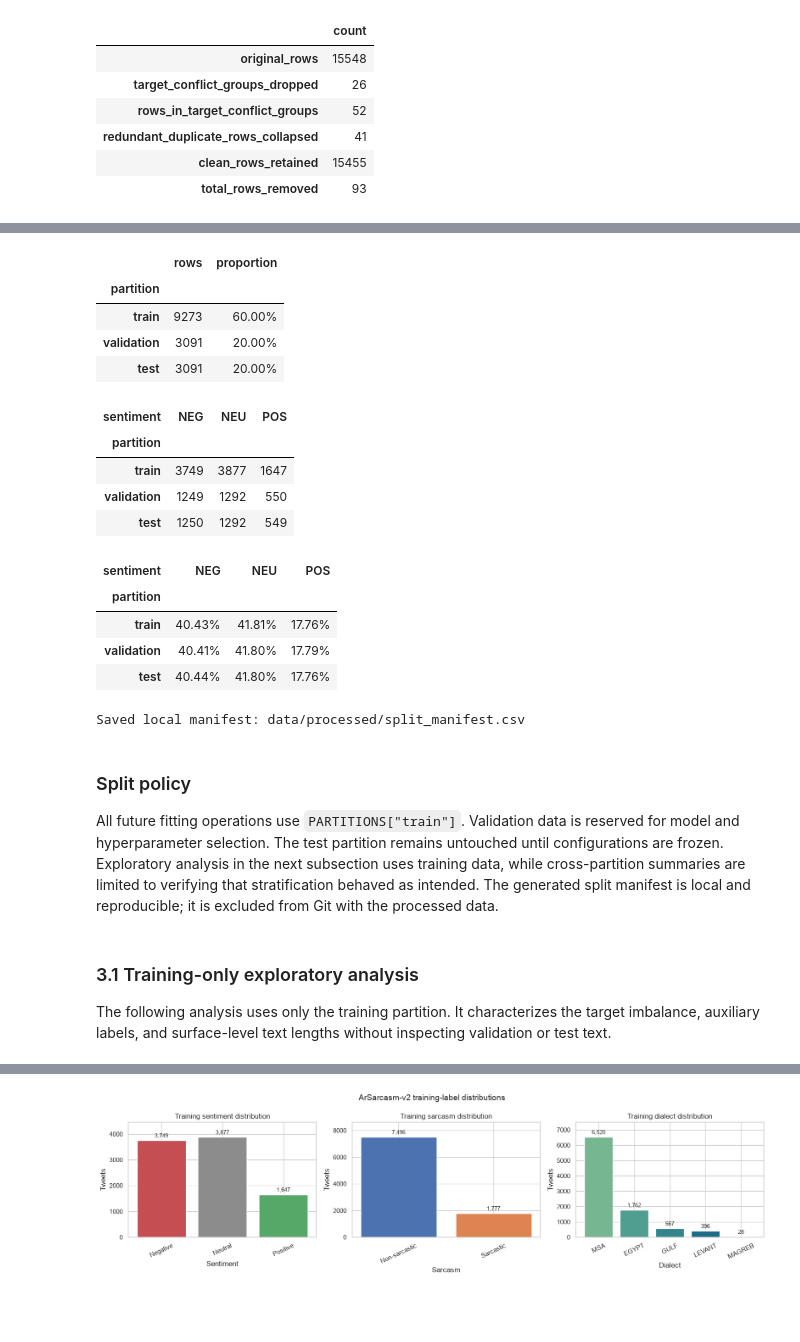
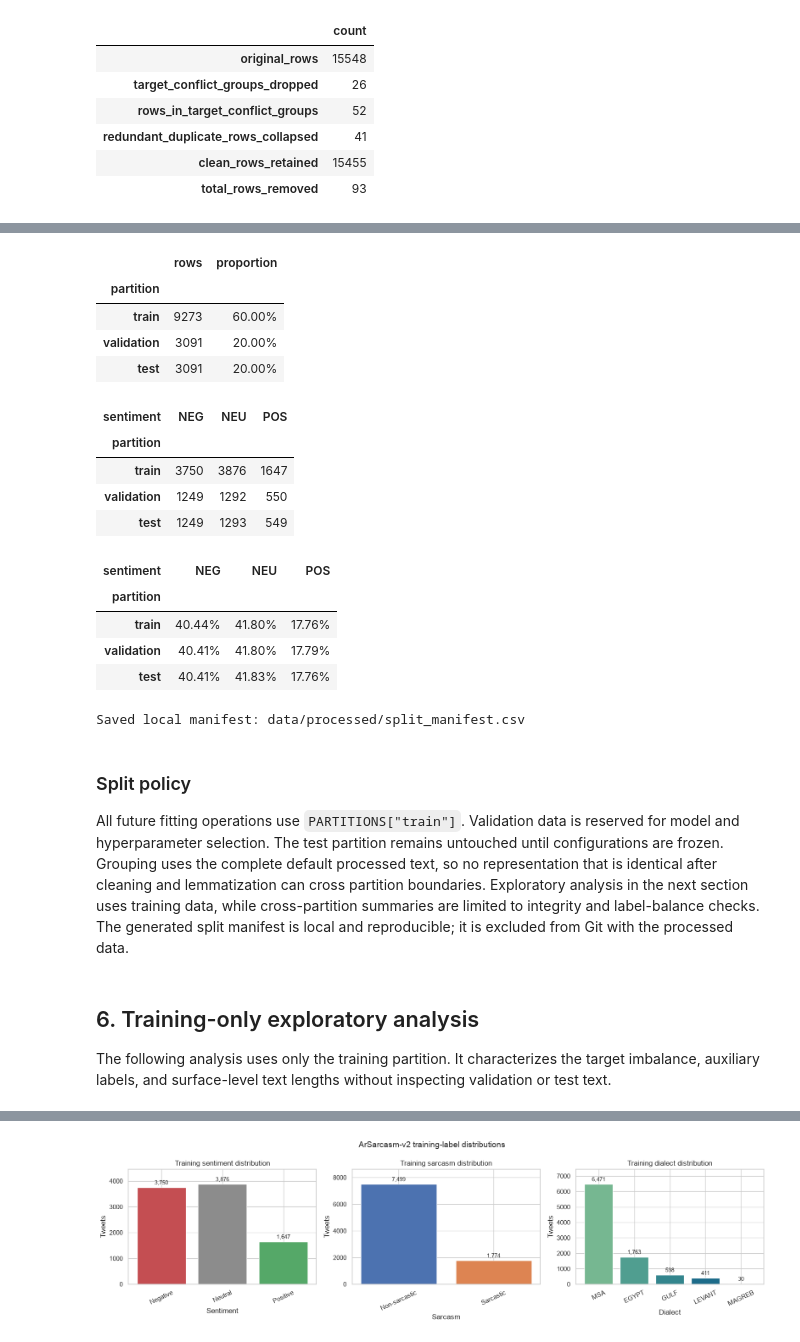
Before and after one commit to iAboud98/arabic-sentiment-analysis, a Jupyter notebook: notebooks/arabic_sentiment_analysis.ipynb, the cells around one changed output, grey strips where cells are left out. Cells and saved outputs as stored; diff of their text form; code cells hidden in the pictures; blank space fills up the shorter version.

Commit message:
prepare leakage-safe modeling data

```diff
--- a/notebooks/arabic_sentiment_analysis.ipynb
+++ b/notebooks/arabic_sentiment_analysis.ipynb
@@ -451,12 +765,20 @@ split_data = pd.concat(
 )
 # %%
 partition_ids = {name: set(frame["record_id"]) for name, frame in PARTITIONS.items()}
+partition_texts = {
+    name: set(frame[MODEL_TEXT_COLUMN]) for name, frame in PARTITIONS.items()
+}
 partition_names = list(partition_ids)
 for left_index, left_name in enumerate(partition_names):
     for right_name in partition_names[left_index + 1 :]:
         overlap = partition_ids[left_name] & partition_ids[right_name]
         if overlap:
             raise ValueError(f"Record leakage between {left_name} and {right_name}.")
+        text_overlap = partition_texts[left_name] & partition_texts[right_name]
+        if text_overlap:
+            raise ValueError(
+                f"Processed-text leakage between {left_name} and {right_name}."
+            )
 
 if len(split_data) != len(clean_data):
     raise ValueError("Split row counts do not match the clean dataset.")
@@ -480,48 +802,49 @@ split_data[
     [
         "record_id",
         "partition",
         "sentiment",
         "sarcasm",
         "dialect",
         "source_split",
         "source_row",
         "duplicate_count",
+        "partition_fold",
     ]
 ].to_csv(split_manifest_path, index=False)
 
 split_summary_display = split_summary.copy()
 split_summary_display["proportion"] = split_summary_display["proportion"].map(
     "{:.2%}".format
 )
 sentiment_proportions_display = sentiment_proportions.map("{:.2%}".format)
 
 display(split_summary_display)
 display(sentiment_counts)
 display(sentiment_proportions_display)
 print(f"Saved local manifest: {split_manifest_path.relative_to(PROJECT_ROOT)}")
 # %% [output]
 |  | rows | proportion |
 | partition |  |  |
 | train | 9273 | 60.00% |
 | validation | 3091 | 20.00% |
 | test | 3091 | 20.00% |
 | sentiment | NEG | NEU | POS |
 | partition |  |  |  |
-| train | 3749 | 3877 | 1647 |
+| train | 3750 | 3876 | 1647 |
 | validation | 1249 | 1292 | 550 |
-| test | 1250 | 1292 | 549 |
+| test | 1249 | 1293 | 549 |
 | sentiment | NEG | NEU | POS |
 | partition |  |  |  |
-| train | 40.43% | 41.81% | 17.76% |
+| train | 40.44% | 41.80% | 17.76% |
 | validation | 40.41% | 41.80% | 17.79% |
-| test | 40.44% | 41.80% | 17.76% |
+| test | 40.41% | 41.83% | 17.76% |
 Saved local manifest: data/processed/split_manifest.csv
 # %% [markdown]
 ### Split policy
 
-All future fitting operations use `PARTITIONS["train"]`. Validation data is reserved for model and hyperparameter selection. The test partition remains untouched until configurations are frozen. Exploratory analysis in the next subsection uses training data, while cross-partition summaries are limited to verifying that stratification behaved as intended. The generated split manifest is local and reproducible; it is excluded from Git with the processed data.
+All future fitting operations use `PARTITIONS["train"]`. Validation data is reserved for model and hyperparameter selection. The test partition remains untouched until configurations are frozen. Grouping uses the complete default processed text, so no representation that is identical after cleaning and lemmatization can cross partition boundaries. Exploratory analysis in the next section uses training data, while cross-partition summaries are limited to integrity and label-balance checks. The generated split manifest is local and reproducible; it is excluded from Git with the processed data.
 # %% [markdown]
-### 3.1 Training-only exploratory analysis
+## 6. Training-only exploratory analysis
 
 The following analysis uses only the training partition. It characterizes the target imbalance, auxiliary labels, and surface-level text lengths without inspecting validation or test text.
 # %%
```
Also changed, not shown: parts of 25 cells of this notebook, 1 other file.
